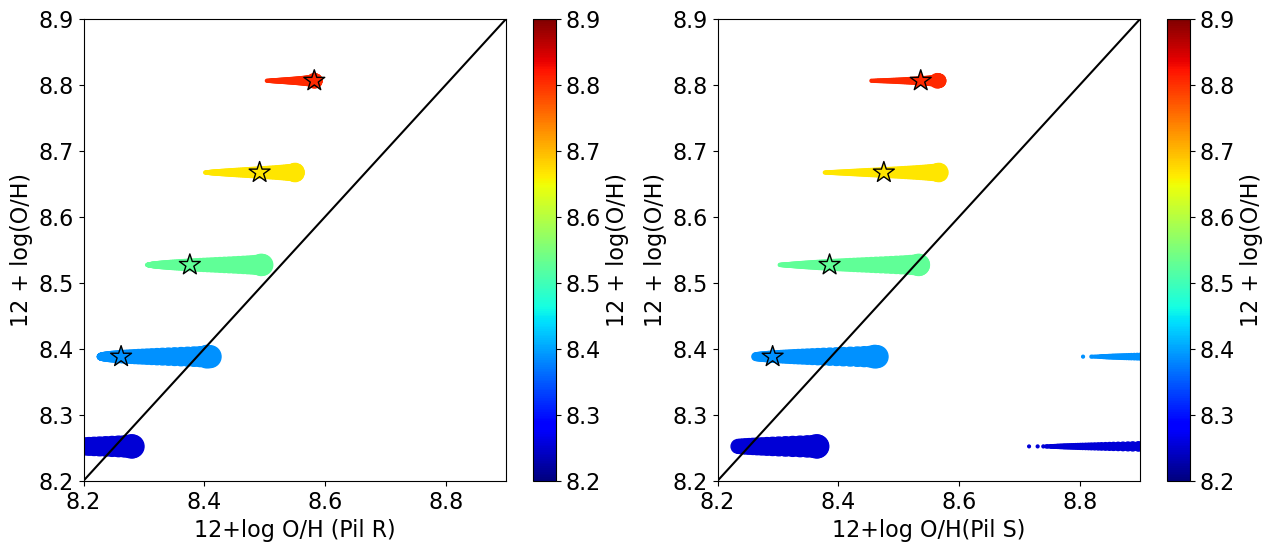
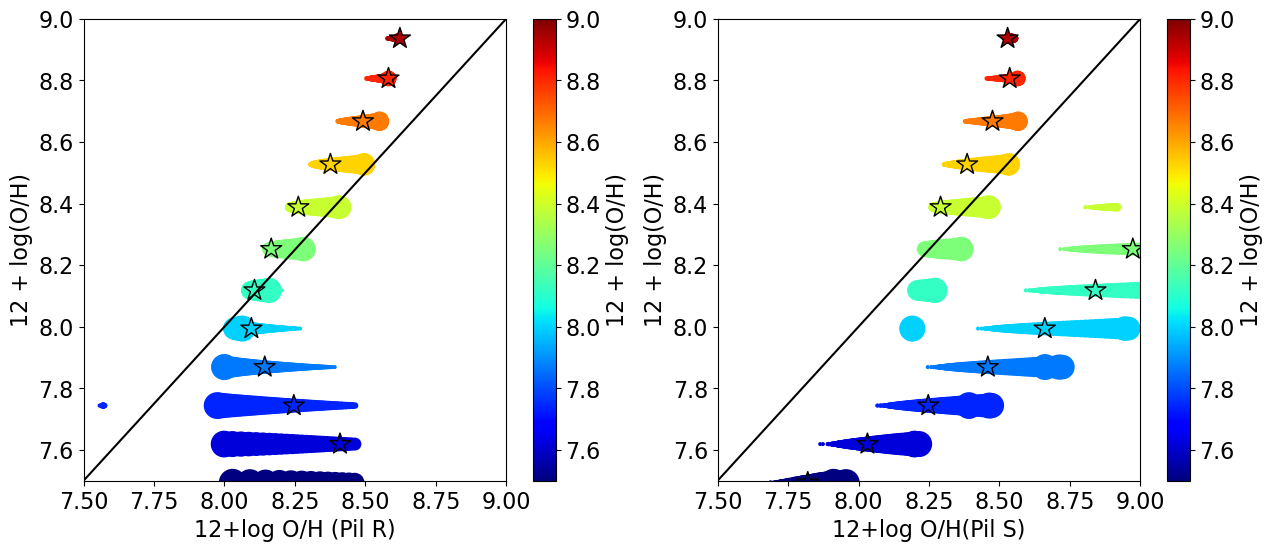
Code edit (unified diff) that turned the first committed figure into the second:
--- before
+++ after
@@ -1,5 +1,5 @@
 # Compare to Easeman+24
 f, (ax1, ax2) = plt.subplots(1, 2, figsize=(15, 6))
-lims = (8.2, 8.9)
+lims = (7.5, 9)
 M3D.plot_BPT('pOH_R', None, '12OHs', None, ylim=lims, xlim=lims, xlog=False, ylog=False, ax=ax1)
 M3D.plot_BPT('pOH_S', None, '12OHs', None, ylim=lims, xlim=lims, xlog=False, ylog=False, ax=ax2)
@@ -8,3 +8,6 @@
 ax2.plot(x, x, c='k')
 #ax.set_xlim(-0.5, 0.5)
+for ax in (ax1, ax2):
+    ax.set_xlim(7.5, 9.0)
+    ax.set_ylim(7.5, 9.0)
 f.savefig('PilRS_OH_calibration.pdf')

Commit: updates before GH26